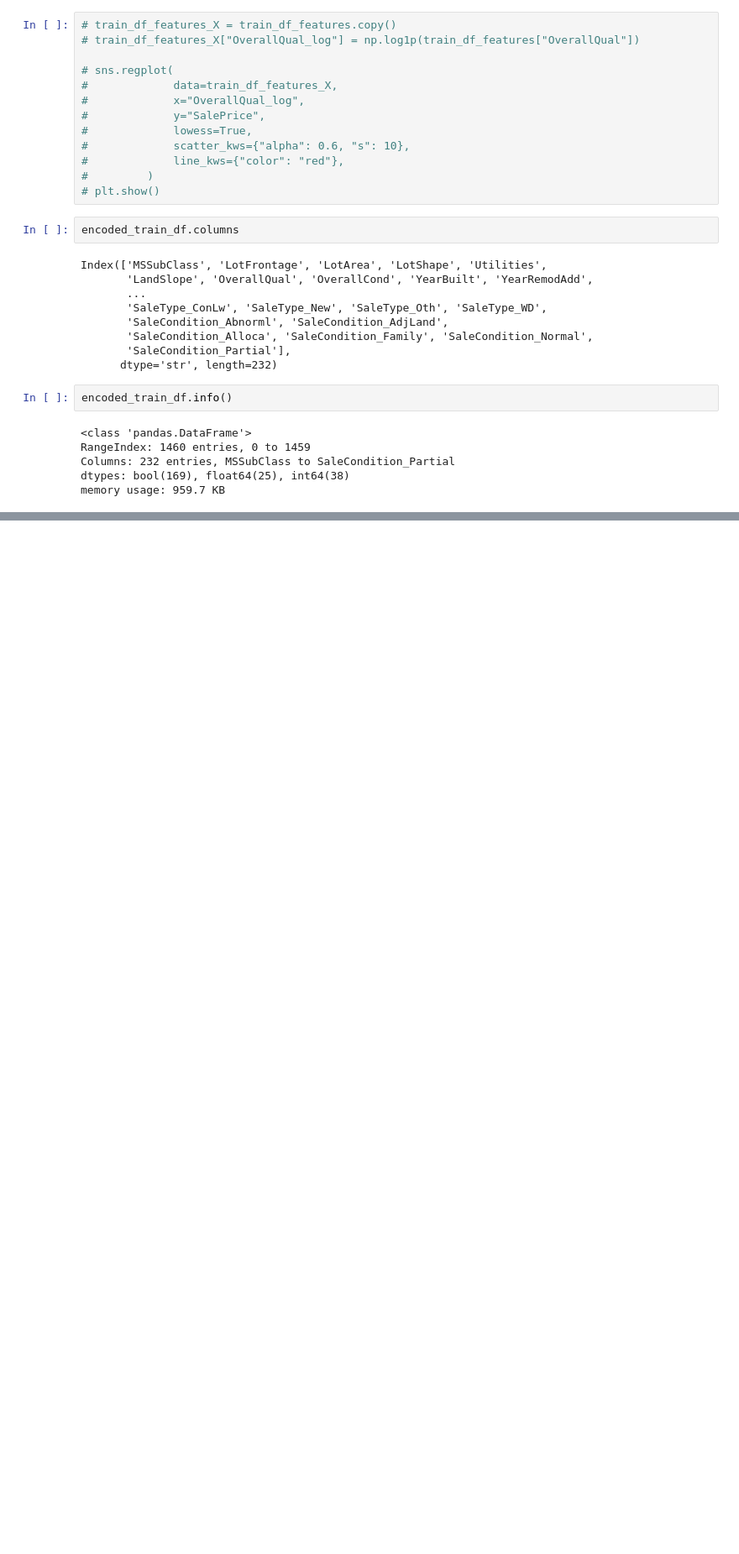
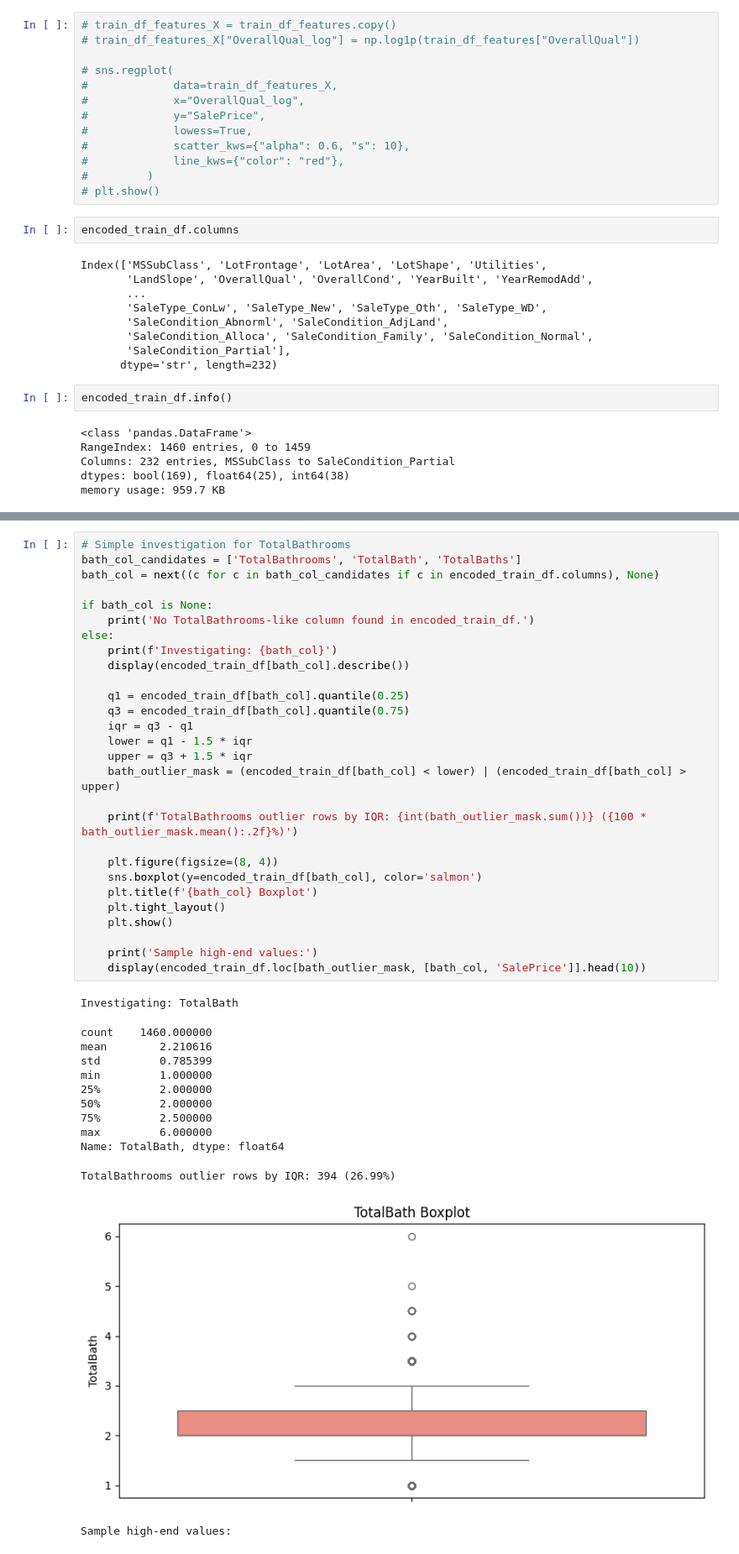
Before and after one commit to AsserMahmoud-DS/realestatecons, a Jupyter notebook: notebooks/eda_features.ipynb, the cells around one changed output, grey strips where cells are left out. Shown at 84% size. Saved outputs shown, nothing was run; the diff lists cells and outputs as text; blank space fills up the shorter version.

```diff
--- a/notebooks/eda_features.ipynb
+++ b/notebooks/eda_features.ipynb
@@ -409,0 +478,42 @@ Total chunks: 12
+# %%
+# Simple investigation for TotalBathrooms
+bath_col_candidates = ['TotalBathrooms', 'TotalBath', 'TotalBaths']
+bath_col = next((c for c in bath_col_candidates if c in encoded_train_df.columns), None)
+
+if bath_col is None:
+    print('No TotalBathrooms-like column found in encoded_train_df.')
+else:
+    print(f'Investigating: {bath_col}')
+    display(encoded_train_df[bath_col].describe())
+
+    q1 = encoded_train_df[bath_col].quantile(0.25)
+    q3 = encoded_train_df[bath_col].quantile(0.75)
+    iqr = q3 - q1
+    lower = q1 - 1.5 * iqr
+    upper = q3 + 1.5 * iqr
+    bath_outlier_mask = (encoded_train_df[bath_col] < lower) | (encoded_train_df[bath_col] > upper)
+
+    print(f'TotalBathrooms outlier rows by IQR: {int(bath_outlier_mask.sum())} ({100 * bath_outlier_mask.mean():.2f}%)')
+
+    plt.figure(figsize=(8, 4))
+    sns.boxplot(y=encoded_train_df[bath_col], color='salmon')
+    plt.title(f'{bath_col} Boxplot')
+    plt.tight_layout()
+    plt.show()
+
+    print('Sample high-end values:')
+    display(encoded_train_df.loc[bath_outlier_mask, [bath_col, 'SalePrice']].head(10))
+# %% [output]
+Investigating: TotalBath
+count    1460.000000
+mean        2.210616
+std         0.785399
+min         1.000000
+25%         2.000000
+50%         2.000000
+75%         2.500000
+max         6.000000
+Name: TotalBath, dtype: float64
+TotalBathrooms outlier rows by IQR: 394 (26.99%)
+[figure, added]
+Sample high-end values:
```
Also changed, not shown: parts of 11 cells of this notebook.
